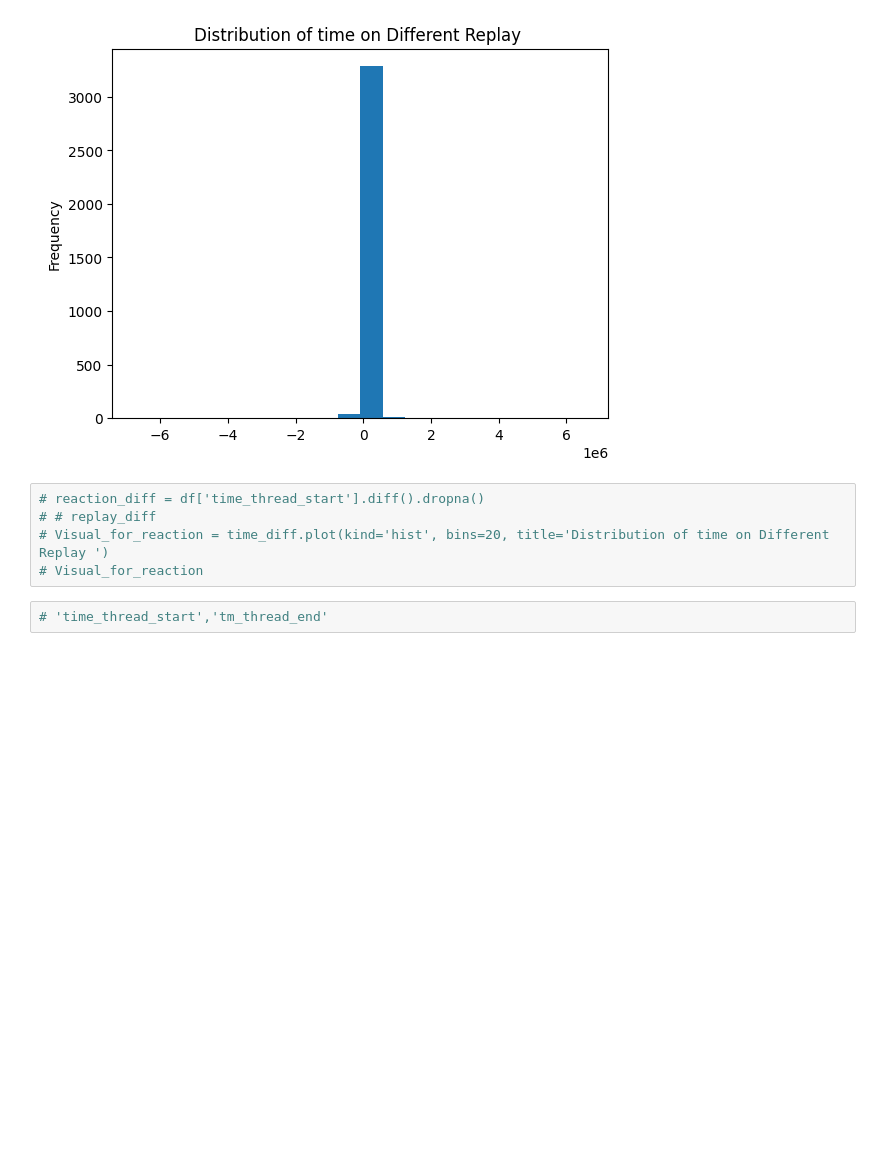
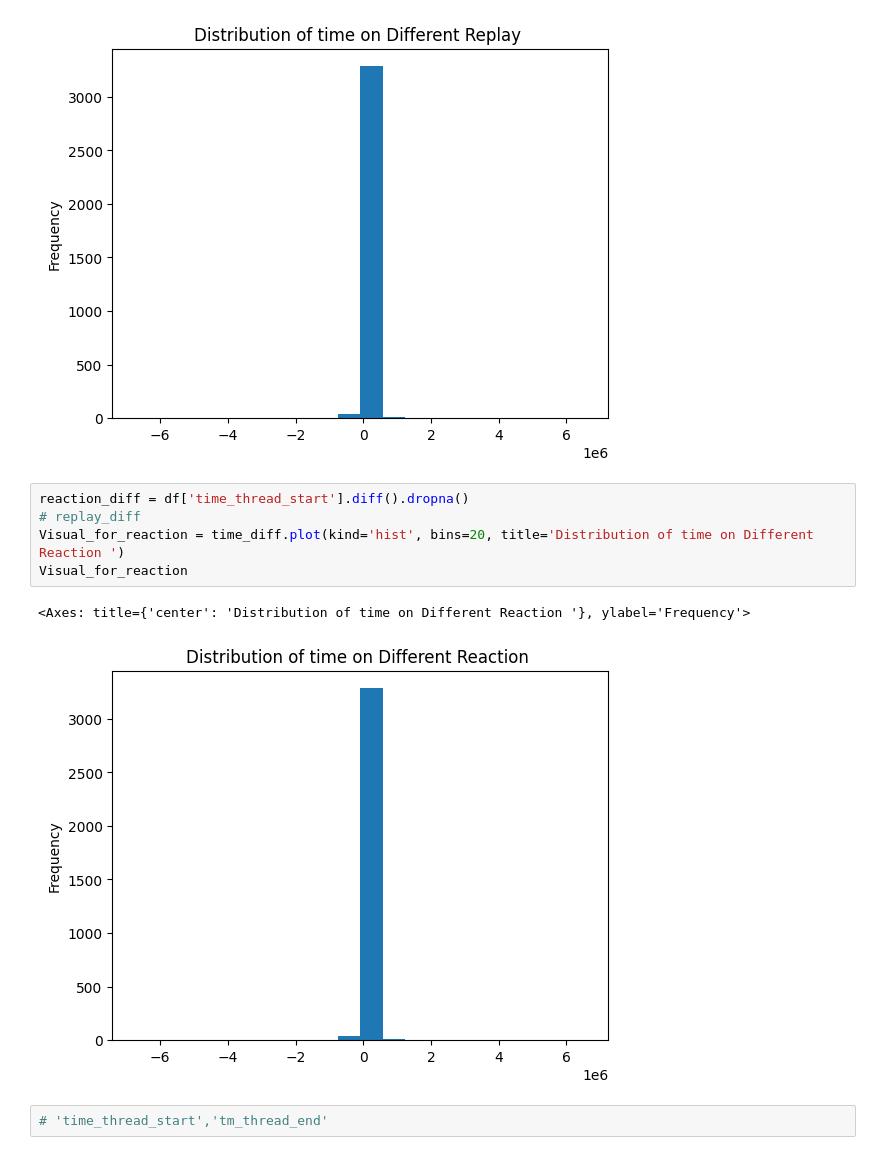
Before and after one commit to fro-su/week0_0_starter_network_analysis, a Jupyter notebook: notebooks/parse_slack_data.ipynb, the cells around one changed output. Cells and saved outputs as stored; diff of their text form; blank space fills up the shorter version.

Commit message:
Distribution of time on Different message, replay, reaction

```diff
--- a/notebooks/parse_slack_data.ipynb
+++ b/notebooks/parse_slack_data.ipynb
@@ -438,10 +438,13 @@ Visual_replay
 <Axes: title={'center': 'Distribution of time on Different Replay '}, ylabel='Frequency'>
 [figure]
 # %%
-# reaction_diff = df['time_thread_start'].diff().dropna()
-# # replay_diff
-# Visual_for_reaction = time_diff.plot(kind='hist', bins=20, title='Distribution of time on Different Replay ')
-# Visual_for_reaction
+reaction_diff = df['time_thread_start'].diff().dropna()
+# replay_diff
+Visual_for_reaction = time_diff.plot(kind='hist', bins=20, title='Distribution of time on Different Reaction ')
+Visual_for_reaction
+# %% [output]
+<Axes: title={'center': 'Distribution of time on Different Reaction '}, ylabel='Frequency'>
+[figure, added]
 # %%
 # 'time_thread_start','tm_thread_end'
 # %% [markdown]
```
